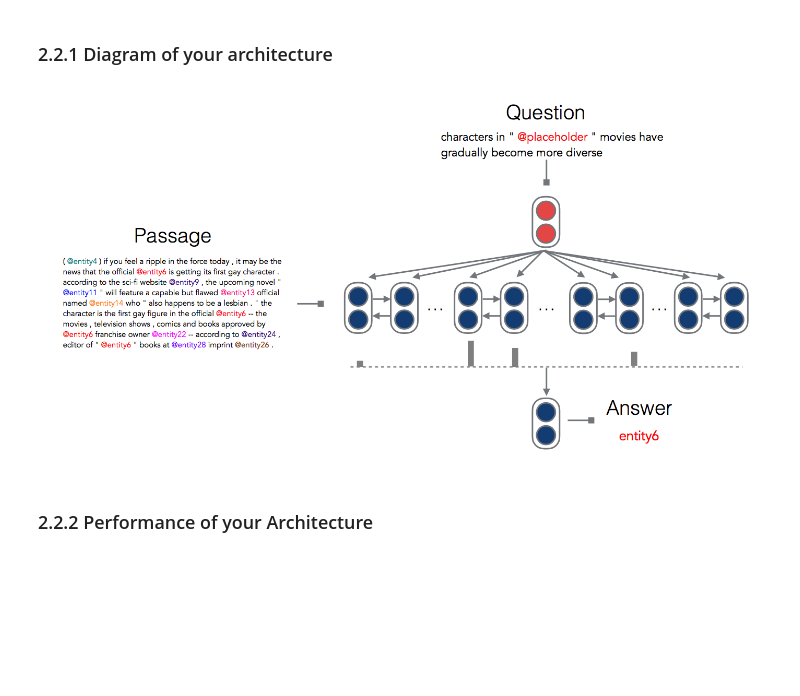
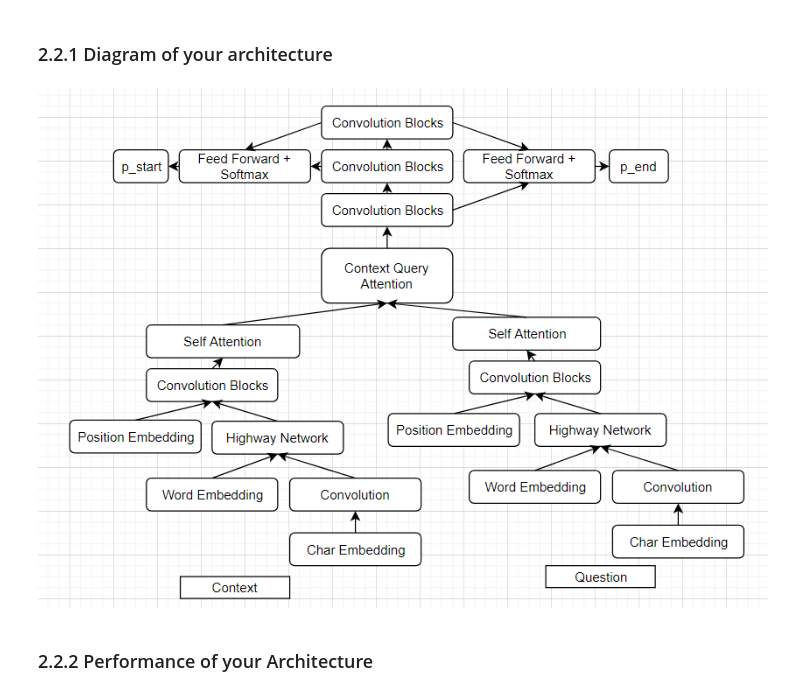
Before and after one commit to ravichoudharyds/Natural-Language-Processing, a Jupyter notebook: HW5/NLP_HW5.ipynb, the cells around one changed output. Drawn from its saved outputs; the diff is of its cells as text; code cells hidden in the pictures; blank space fills up the shorter version.

```diff
--- a/HW5/NLP_HW5.ipynb
+++ b/HW5/NLP_HW5.ipynb
@@ -549,10 +547,10 @@ evaluate_on_dev_set(model, dev_loader)
 ## Improving the Baseline
 # %% [markdown]
 ### 2.2.1 Diagram of your architecture
-# %%
-Image('')
-# %% [output]
-[figure, removed]
+# %%
+Image('https://raw.githubusercontent.com/ravichoudharyds/Natural-Language-Processing/master/HW5/qanet.PNG')
+# %% [output]
+[figure, added]
 # %% [markdown]
 ### 2.2.2 Performance of your Architecture
 # %%
```
Also changed, not shown: parts of 8 cells of this notebook.
